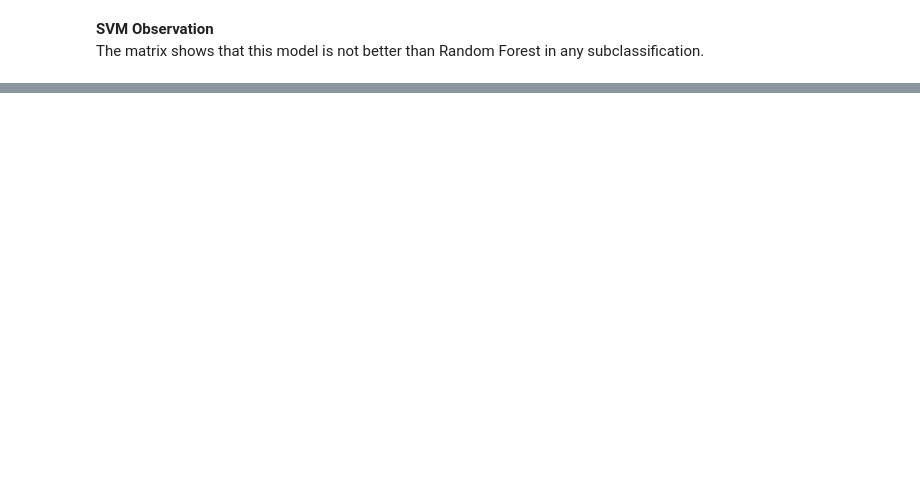
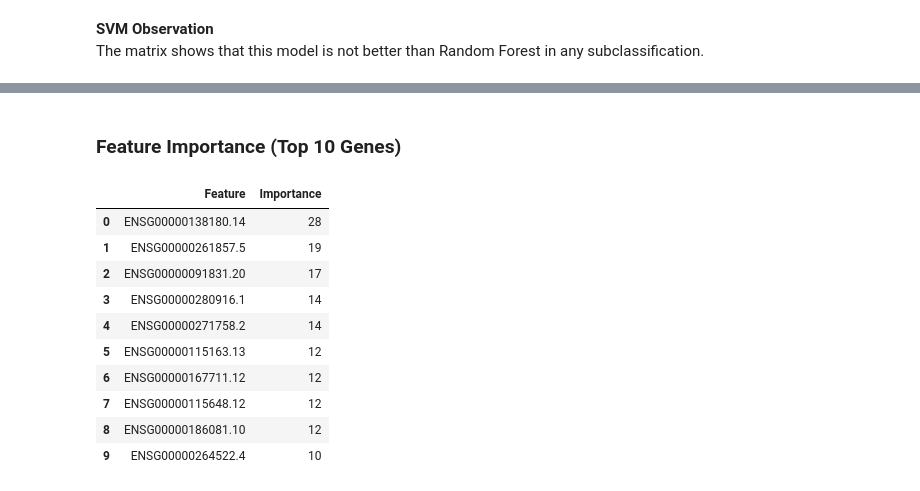
Before and after one commit to MeetPatel-005/Gene-based-breast-cancer-subtype-classification, a Jupyter notebook: main.ipynb, the cells around one changed output, grey strips where cells are left out. Cells and saved outputs as stored; diff of their text form; code cells hidden in the pictures; blank space fills up the shorter version.

```diff
--- a/main.ipynb
+++ b/main.ipynb
@@ -165,0 +386,16 @@ ConfusionMatrixDisplay(my_model["conf_mat"], display_labels=my_model["classes"])
+# %% [markdown]
+### Feature Importance (Top 10 Genes)
+# %%
+lgbm["feature_data"]
+# %% [output]
+|  | Feature | Importance |
+| 0 | ENSG00000138180.14 | 28 |
+| 1 | ENSG00000261857.5 | 19 |
+| 2 | ENSG00000091831.20 | 17 |
+| 3 | ENSG00000280916.1 | 14 |
+| 4 | ENSG00000271758.2 | 14 |
+| 5 | ENSG00000115163.13 | 12 |
+| 6 | ENSG00000167711.12 | 12 |
+| 7 | ENSG00000115648.12 | 12 |
+| 8 | ENSG00000186081.10 | 12 |
+| 9 | ENSG00000264522.4 | 10 |
```
Also changed, not shown: parts of 59 cells of this notebook.
